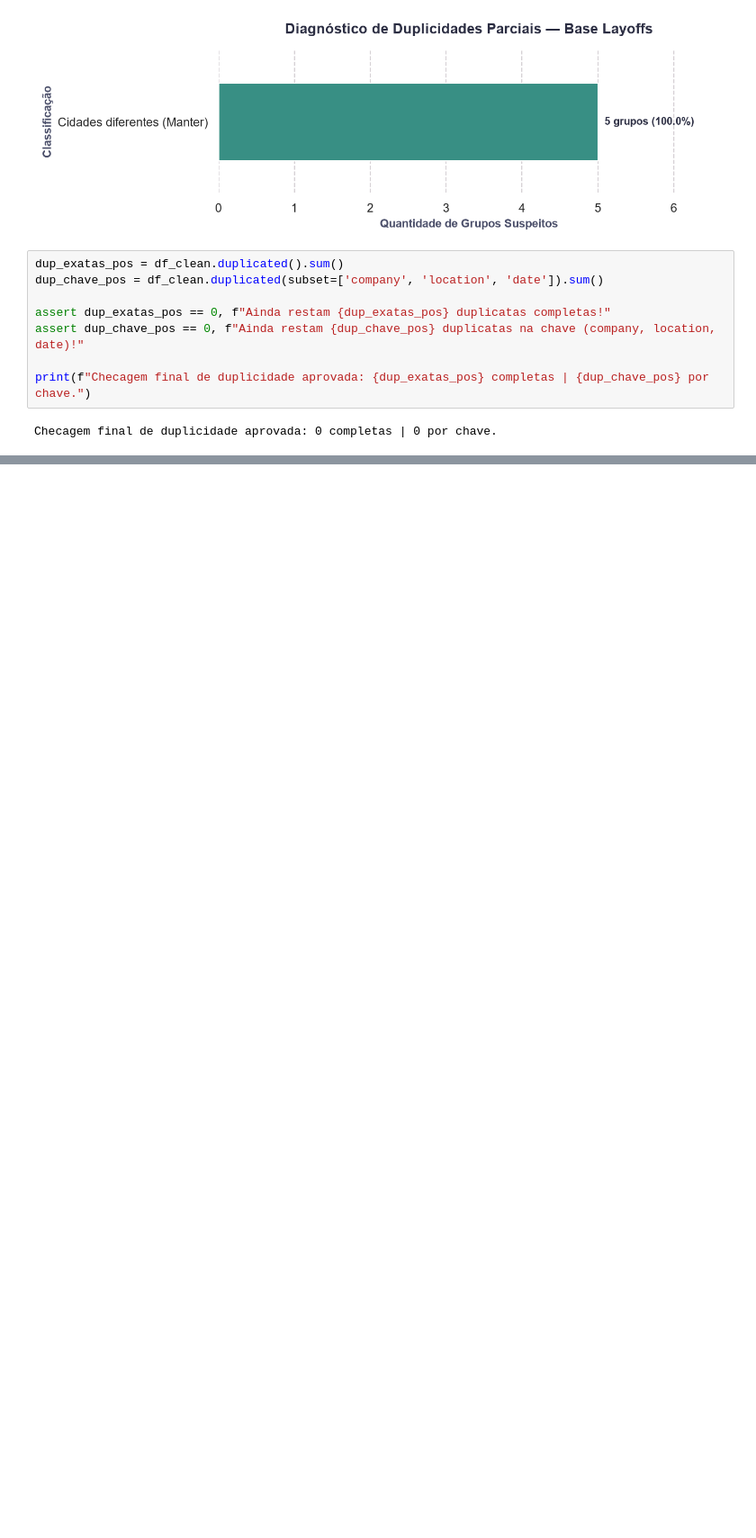
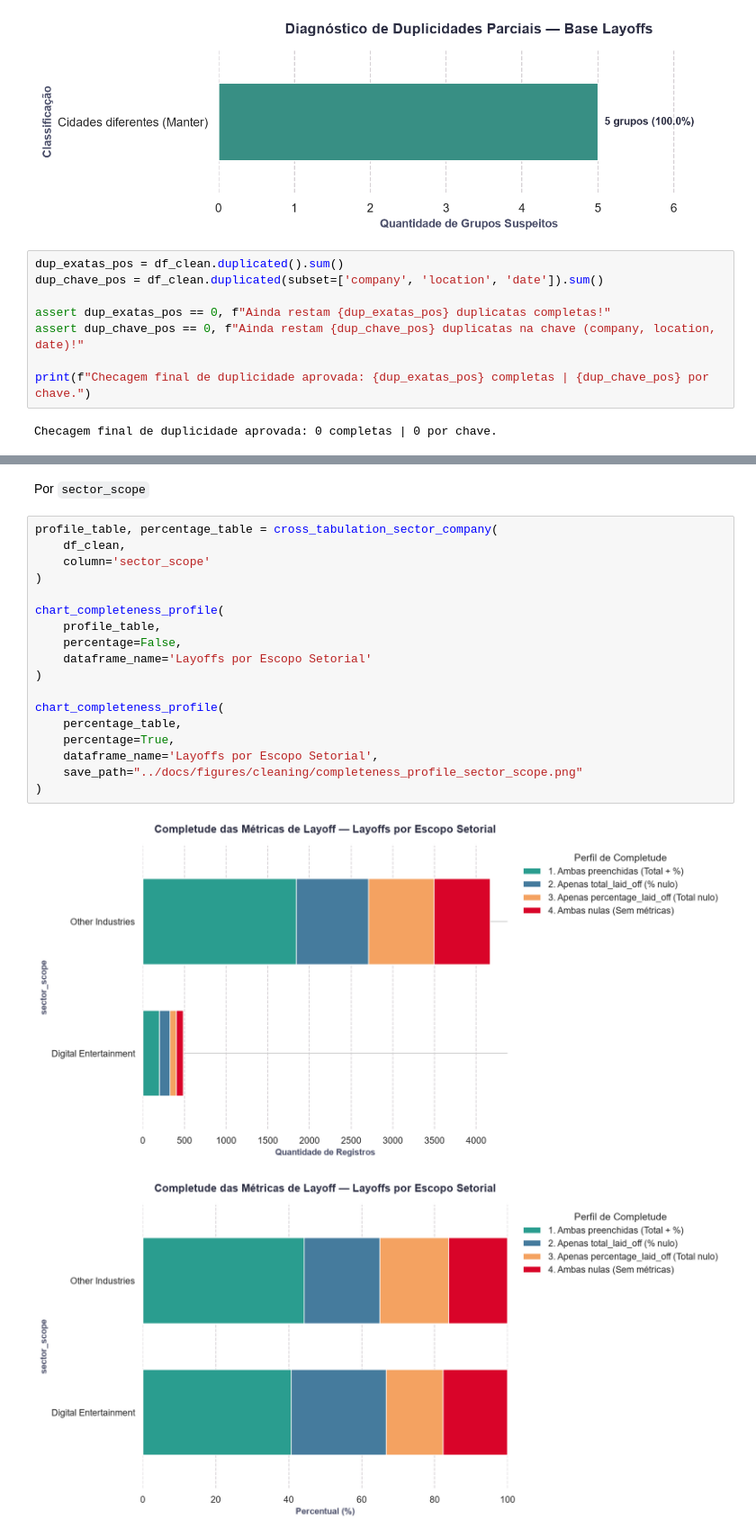
Before and after one commit to AleCecilio/digital_entertainment_layoffs, a Jupyter notebook: notebooks/01_data_cleaning.ipynb, the cells around one changed output, grey strips where cells are left out. Shown at 90% size. Saved outputs shown, nothing was run; the diff lists cells and outputs as text; blank space fills up the shorter version.

```diff
--- a/notebooks/01_data_cleaning.ipynb
+++ b/notebooks/01_data_cleaning.ipynb
@@ -361,0 +445,23 @@ Checagem final de duplicidade aprovada: 0 completas | 0 por chave.
+# %% [markdown]
+Por `sector_scope`
+# %%
+profile_table, percentage_table = cross_tabulation_sector_company(
+    df_clean,
+    column='sector_scope'
+)
+
+chart_completeness_profile(
+    profile_table,
+    percentage=False,
+    dataframe_name='Layoffs por Escopo Setorial'
+)
+
+chart_completeness_profile(
+    percentage_table,
+    percentage=True,
+    dataframe_name='Layoffs por Escopo Setorial',
+    save_path="../docs/figures/cleaning/completeness_profile_sector_scope.png"
+)
+# %% [output]
+[figure, added]
+[figure, added]
```
Also changed, not shown: parts of 17 cells of this notebook, 6 other files.
